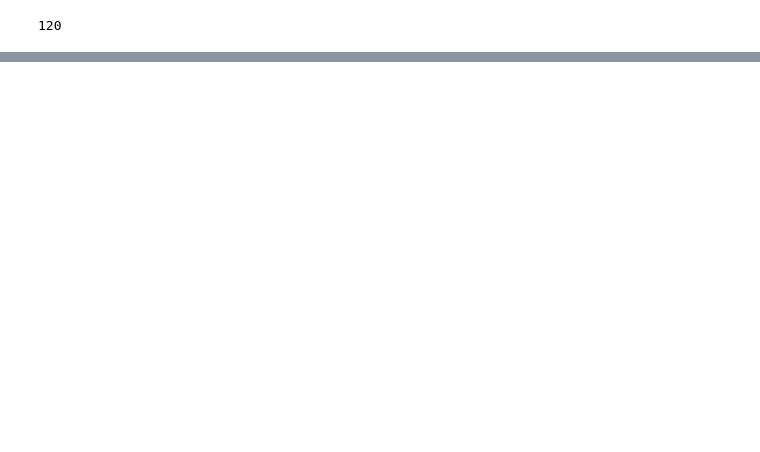
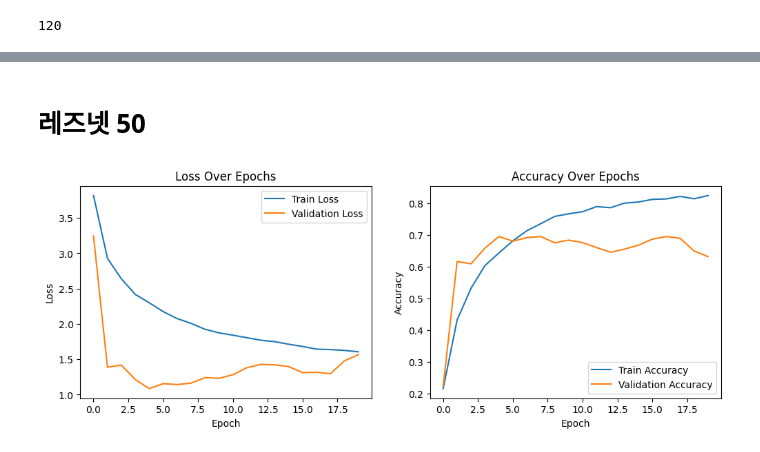
Before and after one commit to dudnjsckrgo/aiffel_quest, a Jupyter notebook: GoingDeeper(CV)_RS7_02/Quest.ipynb, the cells around one changed output, grey strips where cells are left out. Cells and saved outputs as stored; diff of their text form; code cells hidden in the pictures; blank space fills up the shorter version.

```diff
--- a/GoingDeeper(CV)_RS7_02/Quest.ipynb
+++ b/GoingDeeper(CV)_RS7_02/Quest.ipynb
@@ -89,6 +211,6 @@ ds_train_aug = apply_normalize_on_dataset(ds_train, with_aug=True)
 # %%
-ds_train_no_aug = apply_normalize_on_dataset(ds_train, with_aug=False)
-
-ds_train_aug_mixup = apply_normalize_on_dataset(ds_train, with_aug=True)
-ds_train_aug_cutmix = apply_normalize_on_dataset(ds_train, with_aug=True)
+ds_train_no_aug = apply_normalize_on_dataset(ds_train, with_aug=False, with_cutmix=False, with_mixup=False)
+ds_train_aug = apply_normalize_on_dataset(ds_train, with_aug=True, with_cutmix=False, with_mixup=False)
+ds_train_no_aug_cutmix = apply_normalize_on_dataset(ds_train, with_aug=False, with_cutmix=True, with_mixup=False)
+ds_train_no_aug_mixup = apply_normalize_on_dataset(ds_train, with_aug=False, with_cutmix=False, with_mixup=True)
 ds_test = apply_normalize_on_dataset(ds_test, is_test=True)
@@ -416,5 +508,5 @@ history_resnet50_aug_mix = aug_mix_resnet50.fit(
 # %%
-aug_cut_resnet50 = keras.models.Sequential([
+cut_resnet50 = keras.models.Sequential([
     keras.applications.resnet.ResNet50(
         include_top=False,
         weights='imagenet',
@@ -423,17 +515,31 @@ aug_cut_resnet50 = keras.models.Sequential([
     ),
     keras.layers.Dense(num_classes, activation='softmax')
 ])
-aug_cut_resnet50.compile(
+# 체크포인트 콜백 설정
+checkpoint_path = "cut_resnet50.h5"
+checkpoint = ModelCheckpoint(
+    filepath=checkpoint_path,
+    save_best_only=True,
+    save_weights_only=False,
+    monitor='val_accuracy',
+    mode='max',
+    verbose=1
+)
+log_dir = os.path.join("logs", "fit", "cut_resnet50")
+# TensorBoard 콜백
+tensorboard_callback = TensorBoard(log_dir=log_dir, histogram_freq=1)
+cut_resnet50.compile(
     loss='categorical_crossentropy',
     optimizer=tf.keras.optimizers.SGD(lr=0.01),
     metrics=['accuracy'],
 )
-history_resnet50_aug_cut = aug_cut_resnet50.fit(
-    ds_train_aug_cutmix, # augmentation 적용한 데이터셋 사용
+history_resnet50_cut = cut_resnet50.fit(
+    ds_train_no_aug_cutmix, # augmentation 적용한 데이터셋 사용
     steps_per_epoch=int(ds_info.splits['train'].num_examples/16),
     validation_steps=int(ds_info.splits['test'].num_examples/16),
     epochs=EPOCH,
     validation_data=ds_test,
     verbose=1,
     use_multiprocessing=True,
+    callbacks=[checkpoint,tensorboard_callback]
 )
@@ -482,0 +587,6 @@ print('=3')
+# %% [markdown]
+# 레즈넷 50
+# %%
+history_graph.plot_history(history_resnet50_cut)
+# %% [output]
+[figure, added]
```
Also changed, not shown: parts of 39 cells of this notebook.
